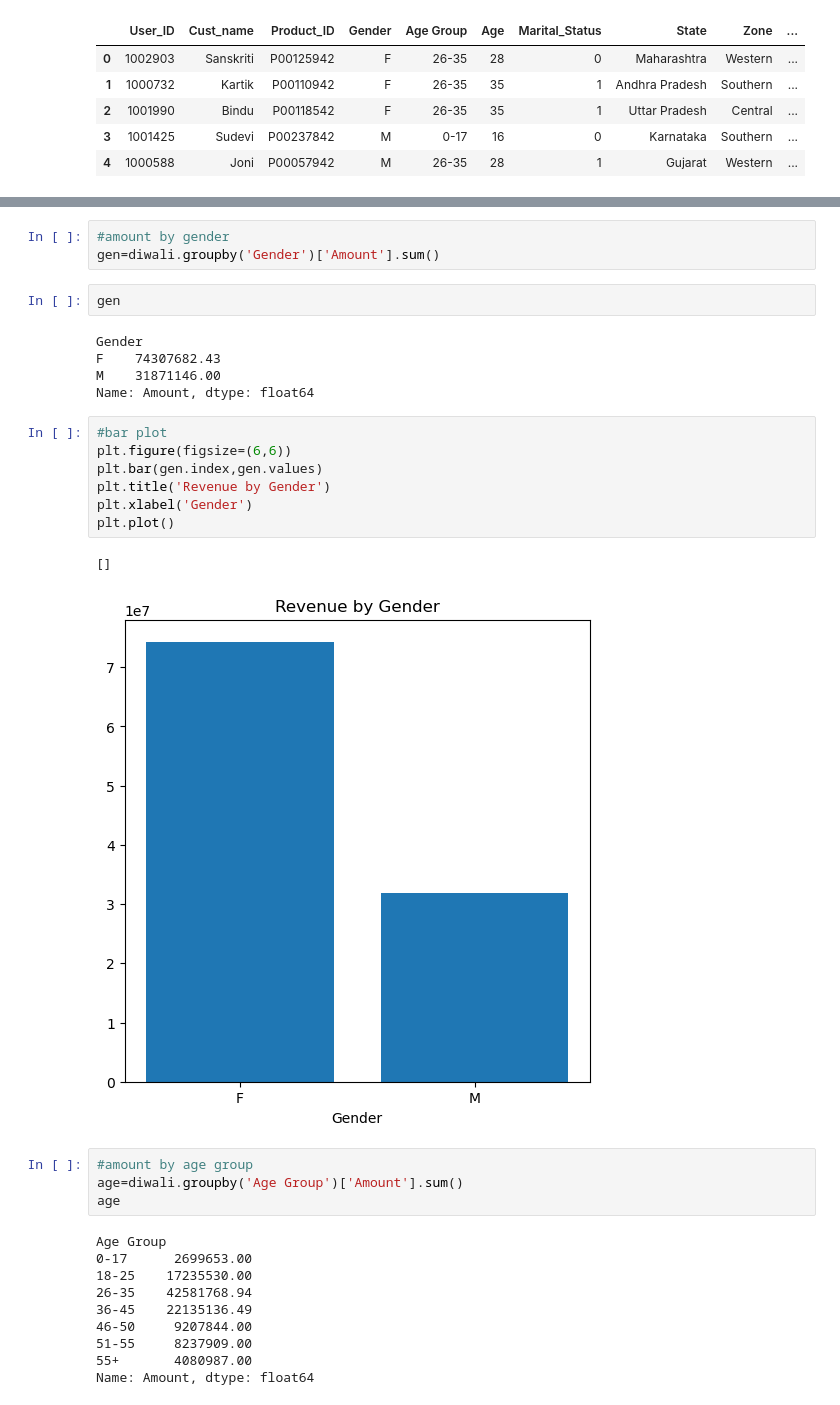
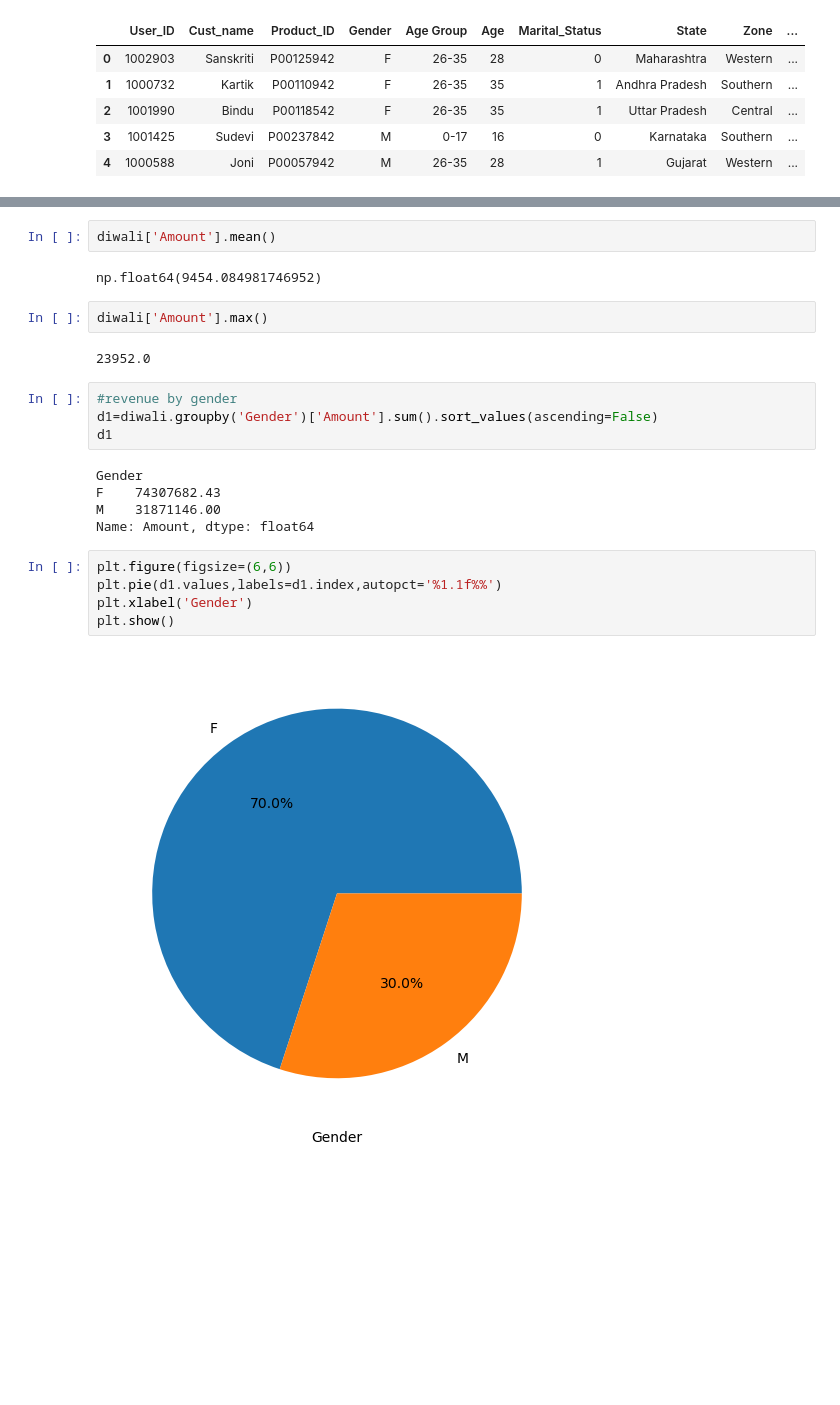
Before and after one commit to sulavg50-ux/Self_data_analysis, a Jupyter notebook: diwali.ipynb, the cells around one changed output, grey strips where cells are left out. Cells and saved outputs as stored; diff of their text form; blank space fills up the shorter version.

```diff
--- a/diwali.ipynb
+++ b/diwali.ipynb
@@ -51,35 +70,25 @@ diwali['Amount'].min()
 # %%
-#amount by gender
-gen=diwali.groupby('Gender')['Amount'].sum()
+diwali['Amount'].mean()
+# %% [output]
+np.float64(9454.084981746952)
 # %%
-gen
+diwali['Amount'].max()
 # %% [output]
-Gender
-F    74307682.43
-M    31871146.00
-Name: Amount, dtype: float64
+23952.0
 # %%
-#bar plot
-plt.figure(figsize=(6,6))
-plt.bar(gen.index,gen.values)
-plt.title('Revenue by Gender')
-plt.xlabel('Gender')
-plt.plot()
+#revenue by gender
+d1=diwali.groupby('Gender')['Amount'].sum().sort_values(ascending=False)
+d1
 # %% [output]
-[]
+Gender
+F    74307682.43
+M    31871146.00
+Name: Amount, dtype: float64
-[figure, removed]
 # %%
-#amount by age group
-age=diwali.groupby('Age Group')['Amount'].sum()
-age
+plt.figure(figsize=(6,6))
+plt.pie(d1.values,labels=d1.index,autopct='%1.1f%%')
+plt.xlabel('Gender')
+plt.show()
 # %% [output]
-Age Group
-0-17      2699653.00
-18-25    17235530.00
-26-35    42581768.94
-36-45    22135136.49
-46-50     9207844.00
-51-55     8237909.00
-55+       4080987.00
-Name: Amount, dtype: float64
+[figure, added]
 # %%
```
Also changed, not shown: parts of 25 cells of this notebook.
